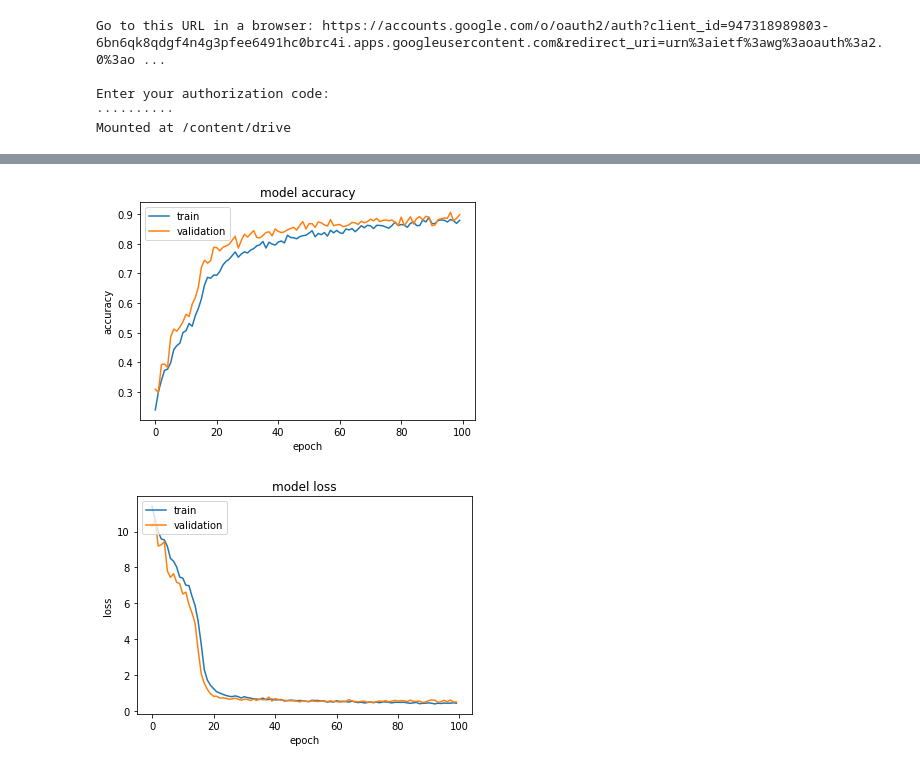
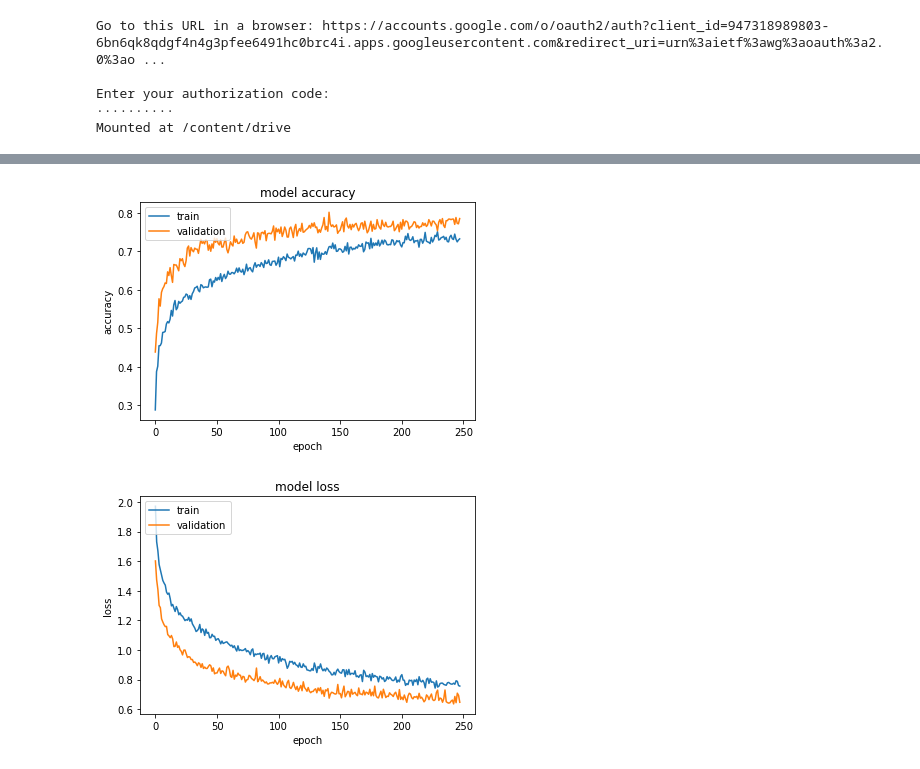
Before and after one commit to K-u-K/urbain-sound-challenge, a Jupyter notebook: Train.ipynb, the cells around one changed output, grey strips where cells are left out. Cells and saved outputs as stored; diff of their text form; code cells hidden in the pictures.

Commit message:
Added LSTM model; updated results for models

```diff
--- a/Train.ipynb
+++ b/Train.ipynb
@@ -37,11 +33,11 @@ result = f"{directory}/result"
 
 # hyper parameter
 loss = 'categorical_crossentropy'
-learning_rate = 0.001
+learning_rate = 0.002
 leaky_alpha = 0.01
 dropout = 0.5
-batch_size = 5
-epochs = 100
+batch_size = 20
+epochs = 250
 
 # configuration parameter
 validation_split = 0.2
@@ -52,7 +48,8 @@ patience = 20
 model_name = "urbaner"
 input_shapes = {
     "dnn": (40, ),
-    "cnn": (40, 1)
+    "cnn": (50, 1),
+    "lstm": (40, 1)
 }
 # %%
 os.makedirs(result, exist_ok=True)
@@ -86,23 +83,23 @@ def getDNN(input_shape):
 # %%
 def getCNN(input_shape):
     model = Sequential()
-    model.add(Conv1D(filters = 1, kernel_size = 7, input_shape=input_shape))
+    model.add(Conv1D(filters = 1, kernel_size = 5, input_shape=input_shape))
     model.add(LeakyReLU(alpha = leaky_alpha))
     model.add(BatchNormalization())
 
-    #model.add(Conv1D(filters = 16, kernel_size = 5))
-    #model.add(LeakyReLU(alpha = leaky_alpha))
-    #model.add(MaxPooling1D(2, strides = 2))
+    model.add(Conv1D(filters = 1, kernel_size = 5))
+    model.add(LeakyReLU(alpha = leaky_alpha))
+    model.add(BatchNormalization())
 
-    #model.add(Conv1D(filters = 32, kernel_size = 3))
-    #model.add(LeakyReLU(alpha = leaky_alpha))
-    #model.add(AveragePooling1D(2, strides = 2))
+   # model.add(Conv1D(filters = 1, kernel_size = 5))
+   # model.add(LeakyReLU(alpha = leaky_alpha))
+   # model.add(BatchNormalization())
 
     model.add(Flatten())
 
     #model.add(Dense(100, activation='relu'))
     model.add(Dropout(dropout))
-    model.add(Dense(128, activation='relu'))
+    model.add(Dense(256, activation='relu'))
 
     model.add(Dense(num_of_labels, activation='softmax'))
     return model
@@ -119,7 +116,7 @@ def getLSTM(input_shape):
   return model
 # %%
 networks = {
-    "dnn": getDNN,
+    #"dnn": getDNN,
     "cnn": getCNN,
     #"lstm": getLSTM,
 }
@@ -201,6 +198,13 @@ for network in list(networks.keys())[:1]:
     X["test"] = np.expand_dims(X["test"], axis=2)
     X["valid"] = np.expand_dims(X["valid"], axis=2)
 
+  if network == "lstm":
+    X["train"] = np.expand_dims(X["train"], axis=3)
+    X["test"] = np.expand_dims(X["test"], axis=3)
+    X["valid"] = np.expand_dims(X["valid"], axis=3)
+
+  print(f"Current shape for input values: {X['train'].shape}")
+
   hist = model.fit(X["train"], y_train, validation_data=(X["valid"], y_valid), batch_size=batch_size, epochs=epochs, shuffle=True, verbose=1, callbacks=callbacks)
   scores = model.evaluate(X["test"], y_test, verbose=0)
 
@@ -227,2 +231,2 @@ Epoch 100/100
-[figure, old version]
+[figure, new version]
-[figure, old version]
+[figure, new version]
```
Also changed, not shown: parts of 4 cells of this notebook, 16 other files.
